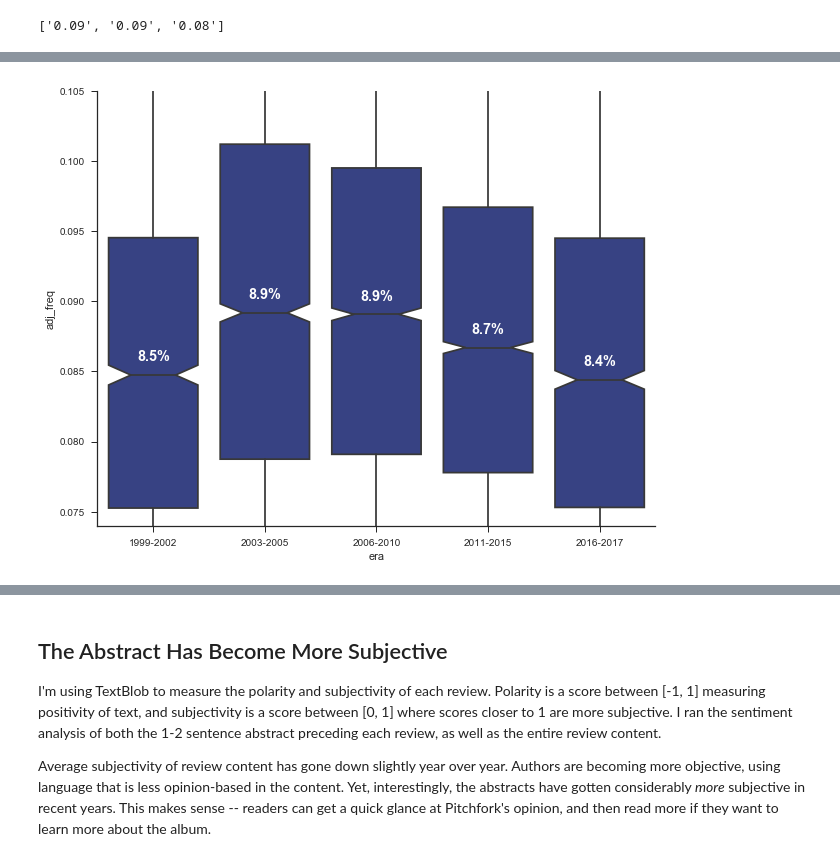
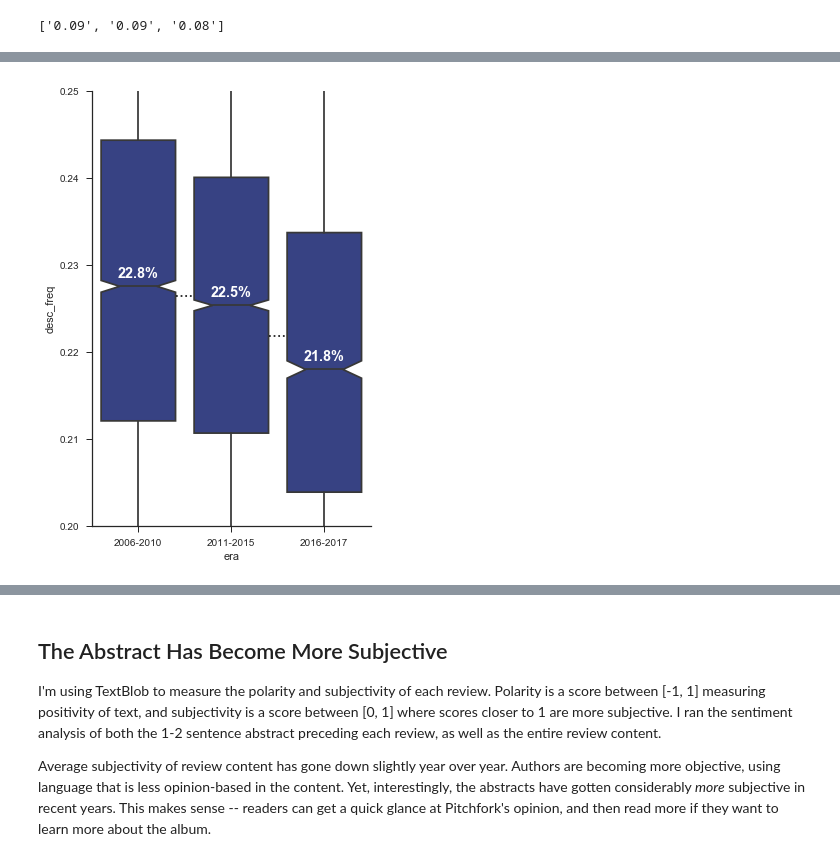
Before and after one commit to andrewjbashford/GalvanizeCapstone, a Jupyter notebook: Abstract and Content Analysis.ipynb, the cells around one changed output, grey strips where cells are left out. Saved outputs shown, nothing was run; the diff lists cells and outputs as text; code cells hidden in the pictures.

Commit message:
more plots

```diff
--- a/Abstract and Content Analysis.ipynb
+++ b/Abstract and Content Analysis.ipynb
@@ -22,4 +22,6 @@ import spacy
 nlp = spacy.load('en')
 
 import re
+# %%
+df = pd.read_csv('../pitchfork4.csv')
 # %%
@@ -76,19 +129,27 @@ median_labels
 # %%
-# temp_df = df_new
-plt.figure(figsize=(10,8))
-ax = sns.boxplot(x=temp_df['era'][::-1], y=temp_df['adj_freq'], color='#2a3990',
-            data=temp_df[['adj_freq', 'era']],
+temp_df = df_new
+temp_df = temp_df[(temp_df['era'] != '1999-2002') & (temp_df['era'] != '2003-2005')]
+
+plt.figure(figsize=(5,8))
+ax = sns.boxplot(x=temp_df['era'][::-1], y=temp_df['desc_freq'], color='#2a3990',
+            data=temp_df[['desc_freq', 'era']],
 #             hue=temp_df['Best New Music'],
-           notch=True)
+           notch=True, width=.8)
 
-medians = temp_df[['adj_freq', 'era']].groupby(['era'])['adj_freq'].median().values
+medians = temp_df[['desc_freq', 'era']].groupby(['era'])['desc_freq'].median().values
+se = temp_df[['desc_freq', 'era']].groupby(['era'])['desc_freq'].sem().values
+h = se * sp.stats.t._ppf((1+.95)/2., temp_df[['desc_freq', 'era']].groupby(['era'])['desc_freq'].count().values-1)
+lower = (medians - h).tolist()
+upper = (medians + h).tolist()
 median_labels = [str(np.round(s, 3)*100)+"%" for s in medians]
 pos = range(len(medians))
 for tick,label in zip(pos,ax.get_xticklabels()):
     ax.text(pos[tick], medians[tick] +.001, median_labels[tick],
             horizontalalignment='center', size='large', color='2', weight='semibold')
-plt.ylim(.074, .105)
+plt.ylim(.2, .25)
+plt.hlines((lower[0]+upper[1])/2, .4, .6, linestyles=":")
+plt.hlines((lower[1] + upper[2])/2, 1.4, 1.6, linestyles=":")
 sns.despine()
-plt.savefig('adjfreq')
+plt.savefig('descfreq')
 # %% [output]
-[figure, old version]
+[figure, new version]
```
Also changed, not shown: parts of 15 cells of this notebook, 21 other files.
